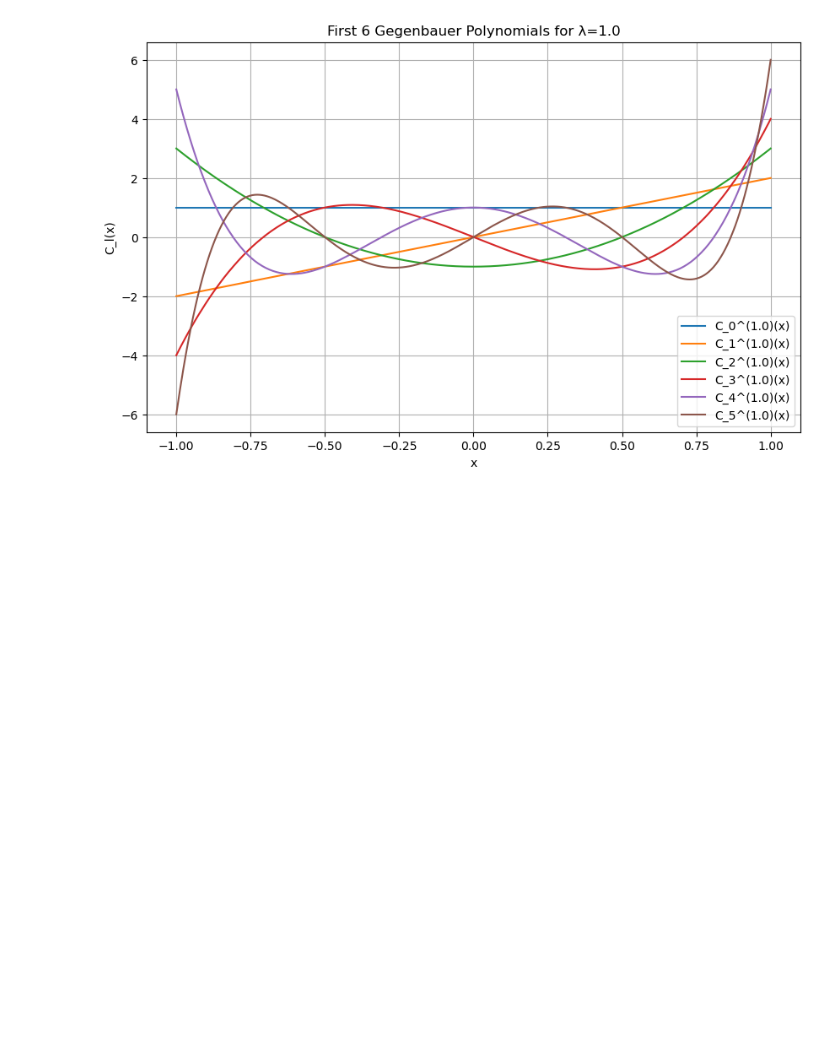
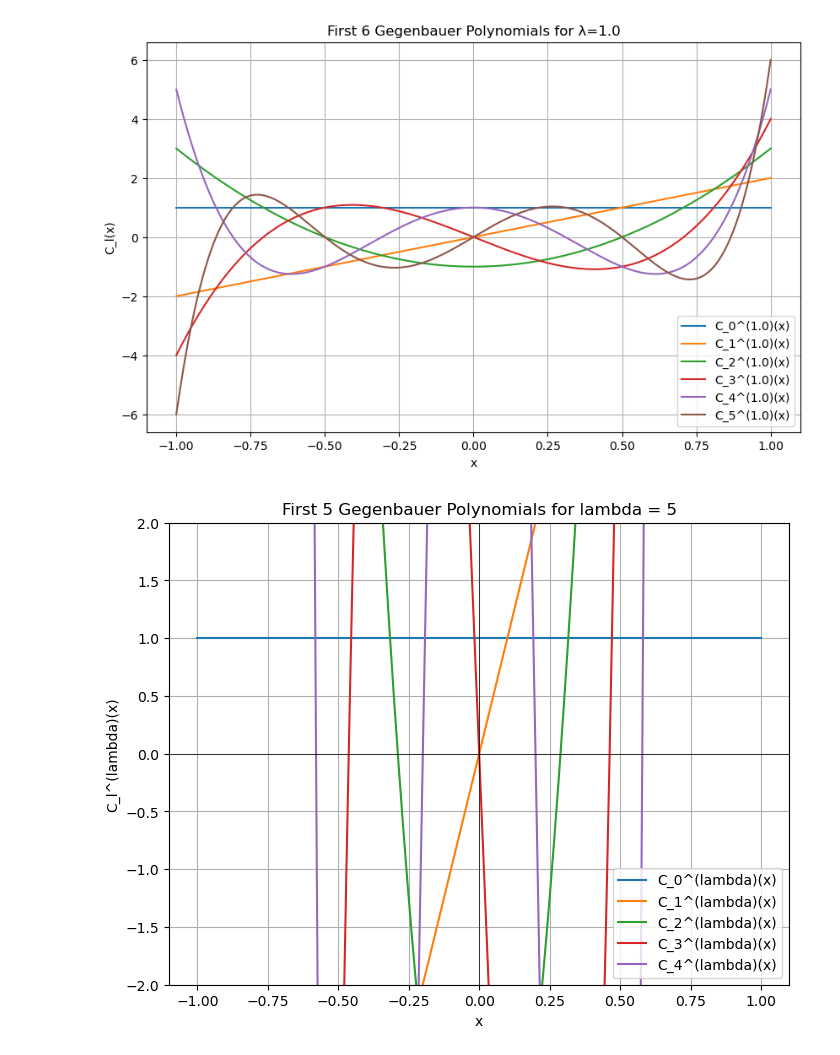
Before and after one commit to jlindbloom/spectral-reprojection, a Jupyter notebook: 2_gegenbauer_polynomials.ipynb, the cells around one changed output. Cells and saved outputs as stored; diff of their text form; code cells hidden in the pictures; blank space fills up the shorter version.

Commit message:
polynomial

```diff
--- a/2_gegenbauer_polynomials.ipynb
+++ b/2_gegenbauer_polynomials.ipynb
@@ -111,3 +111,29 @@ def plot_gegenbauer_polynomials(lam, num_polys=6):
 plot_gegenbauer_polynomials(lam=1.0)
 # %% [output]
 [figure]
+# %%
+# Example usage:
+lambdah = 5  # Fixed lambda
+x = np.linspace(-1, 1, 500)  # Interval [-1, 1] for plotting
+
+# Plot the first 5 Gegenbauer polynomials for fixed lambda
+plt.figure(figsize=(8, 6))
+
+for l in range(5):  # Plot for l = 0, 1, 2, 3, 4
+    values = sr.gegenbauer_polynomial(l, lambdah, x)
+    plt.plot(x, values, label=f'C_{l}^(lambda)(x)')
+
+# Add labels and legend
+plt.title(f'First 5 Gegenbauer Polynomials for lambda = {lambdah}')
+plt.xlabel('x')
+plt.ylabel(f'C_l^(lambda)(x)')
+plt.axhline(0, color='black',linewidth=0.5)
+plt.axvline(0, color='black',linewidth=0.5)
+plt.legend()
+plt.grid(True)
+plt.ylim(-2,2)
+
+# Show the plot
+plt.show()
+# %% [output]
+[figure, added]
```
Also changed, not shown: 7 other files.
